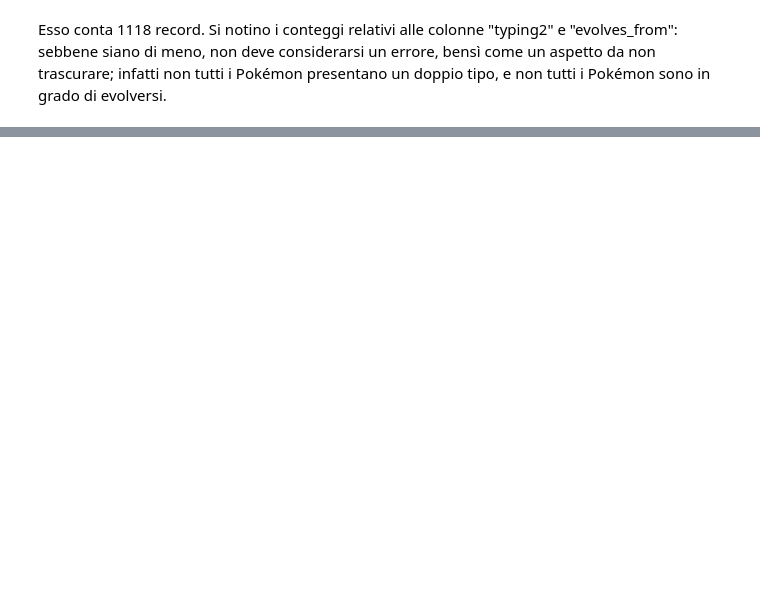
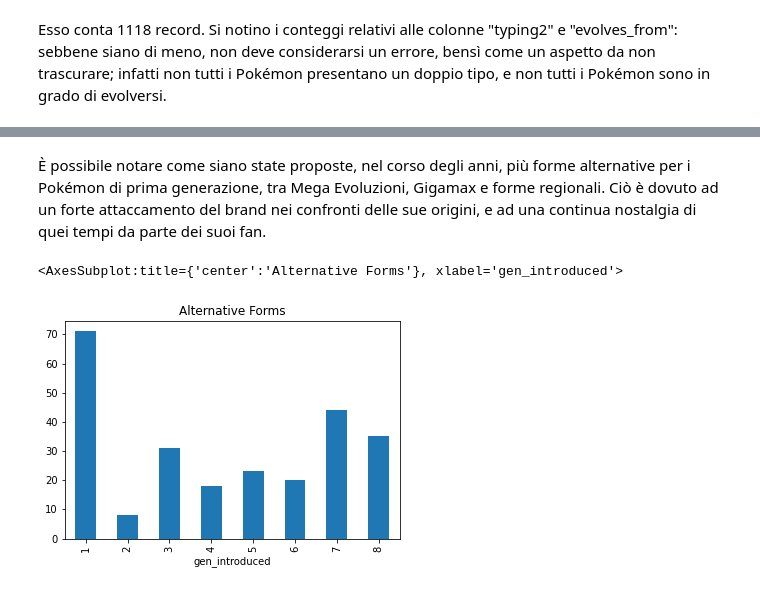
Before and after one commit to nebuchadneZZar01/DA_project, a Jupyter notebook: pokebook.ipynb, the cells around one changed output, grey strips where cells are left out. Drawn from its saved outputs; the diff is of its cells as text; code cells hidden in the pictures; blank space fills up the shorter version.

```diff
--- a/pokebook.ipynb
+++ b/pokebook.ipynb
@@ -161,0 +190,3 @@ Visto che alcuni Pokémon, cambiando forma, cambiano anche uno dei due tipi, nel
+# %%
+alternative_forms_by_gen = pokedex.groupby('gen_introduced')['name'].apply(lambda x: x[x.str.contains(' ')].count())
+alternative_forms_by_gen
@@ -161,0 +204,7 @@ Visto che alcuni Pokémon, cambiando forma, cambiano anche uno dei due tipi, nel
+# %% [markdown]
+È possibile notare come siano state proposte, nel corso degli anni, più forme alternative per i Pokémon di prima generazione, tra Mega Evoluzioni, Gigamax e forme regionali. Ciò è dovuto ad un forte attaccamento del brand nei confronti delle sue origini, e ad una continua nostalgia di quei tempi da parte dei suoi fan.
+# %%
+alternative_forms_by_gen.plot(title="Alternative Forms", kind="bar")
+# %% [output]
+<AxesSubplot:title={'center':'Alternative Forms'}, xlabel='gen_introduced'>
+[figure, added]
```
Also changed, not shown: parts of 17 cells of this notebook.
